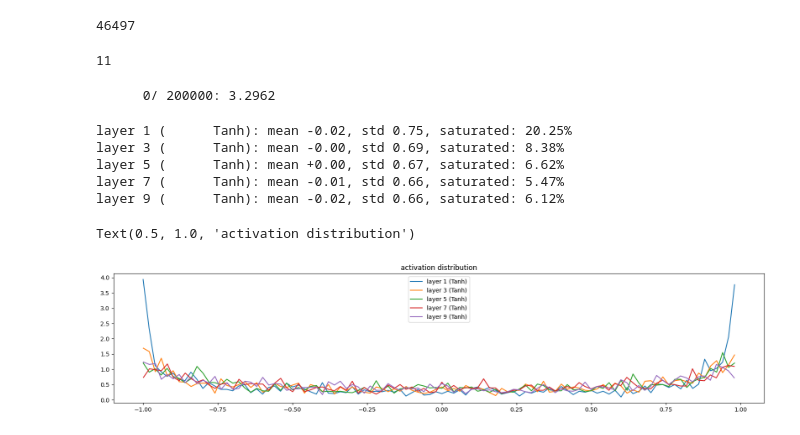
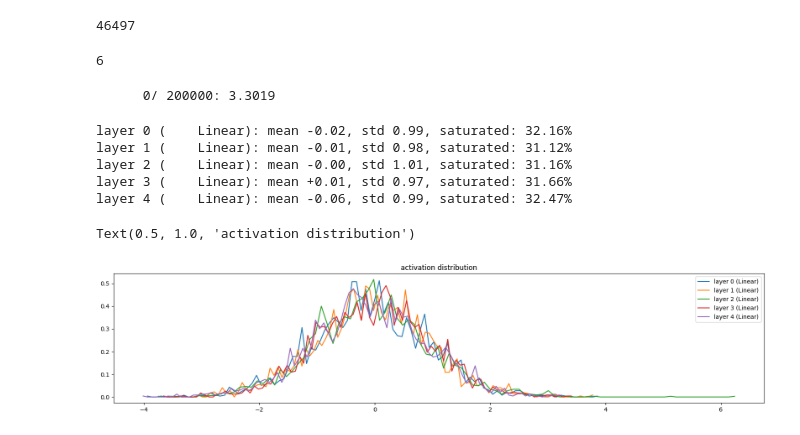
Before and after one commit to niuers/makemore, a Jupyter notebook: makemore.ipynb, the cells around one changed output. Saved outputs shown, nothing was run; the diff lists cells and outputs as text; code cells hidden in the pictures.

```diff
--- a/makemore.ipynb
+++ b/makemore.ipynb
@@ -1022,7 +1022,7 @@ with torch.no_grad(): #initialization of the weights
   # all other layers: apply gain
   for layer in layers[:-1]:
     if isinstance(layer, Linear):
-      layer.weight *= 5/3 # 1
+      layer.weight *= 1 # 5/3 # 1
 
 parameters = [C] + [p for layer in layers for p in layer.parameters()]
 print(sum(p.nelement() for p in parameters)) # number of parameters in total
@@ -1033,7 +1033,7 @@ for p in parameters:
 # %%
 len(layers)
 # %% [output]
-11
+6
 # %%
 # same optimization
 max_steps = 200000
@@ -1072,29 +1072,32 @@ for i in range(max_steps):
   lossi.append(loss.log10().item())
   break #AFTER_DEBUG: would take out obviously to run full optimization
 # %% [output]
-      0/ 200000: 3.2962
+      0/ 200000: 3.3019
 # %%
 # visualize histogram
 plt.figure(figsize=(20,4)) # width and height of the plot
 legends = []
 for i, layer in enumerate(layers[:-1]): # exclude the output layer
-  if isinstance(layer, Tanh):
+  if isinstance(layer, Linear):
     t = layer.out
     print('layer %d (%10s): mean %+.2f, std %.2f, saturated: %.2f%%' % (i, layer.__class__.__name__, t.mean(), t.std(), (t.abs() > 0.97).float().mean()*100))
     hy, hx = torch.histogram(t, density=True)
     plt.plot(hx[:-1].detach(), hy.detach())
     legends.append(f"layer {i} ({layer.__class__.__name__})")
 plt.legend(legends);
 plt.title('activation distribution')
 
 # N.B. the std are stabilizing, but if we set the batch normal gain to 1 (instead of 5/3), the std won't be stable, they are shrinking to 0.
 # and saturations come to 0. As tanh is a squashing function, if we start with a standard normal gaussion, some gain is necessary to keep
 # expanding it to fight against the squashing.
+
+# Without tanh layers, the gain should be 1 instead of 5/3. But if you set the gain too large, you'll see the activations can go anywhere
+# and gradients distributions become flat as you go deep into the layers.
 # %% [output]
-layer 1 (      Tanh): mean -0.02, std 0.75, saturated: 20.25%
-layer 3 (      Tanh): mean -0.00, std 0.69, saturated: 8.38%
-layer 5 (      Tanh): mean +0.00, std 0.67, saturated: 6.62%
-layer 7 (      Tanh): mean -0.01, std 0.66, saturated: 5.47%
-layer 9 (      Tanh): mean -0.02, std 0.66, saturated: 6.12%
+layer 0 (    Linear): mean -0.02, std 0.99, saturated: 32.16%
+layer 1 (    Linear): mean -0.01, std 0.98, saturated: 31.12%
+layer 2 (    Linear): mean -0.00, std 1.01, saturated: 31.16%
+layer 3 (    Linear): mean +0.01, std 0.97, saturated: 31.66%
+layer 4 (    Linear): mean -0.06, std 0.99, saturated: 32.47%
 Text(0.5, 1.0, 'activation distribution')
-[figure, old version]
+[figure, new version]
```
Also changed, not shown: parts of 1 cell of this notebook.
